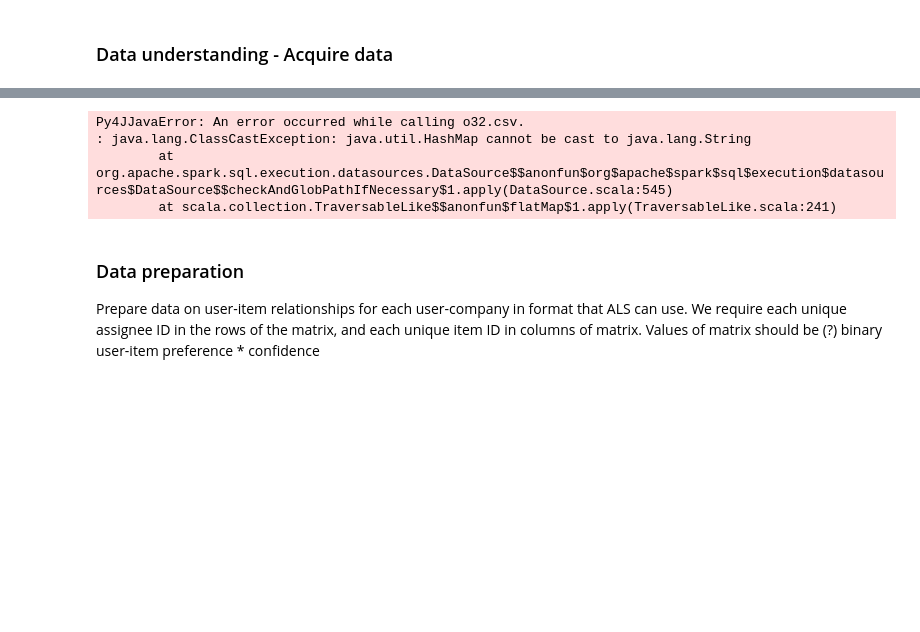
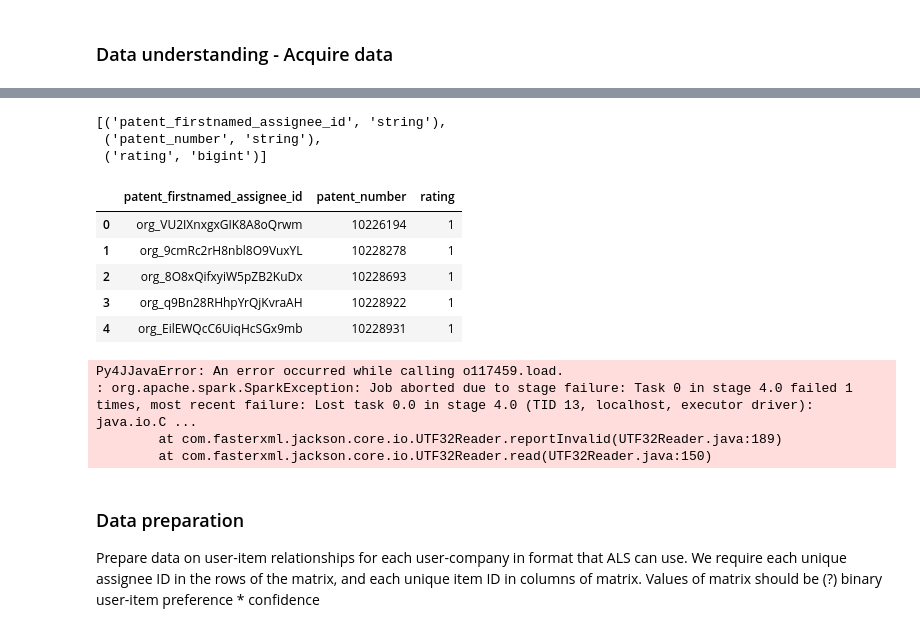
Before and after one commit to glmack/techniche, a Jupyter notebook: model_selection/rec_system.ipynb, the cells around one changed output, grey strips where cells are left out. Drawn from its saved outputs; the diff is of its cells as text; code cells hidden in the pictures; blank space fills up the shorter version.

Commit message:
Pre-process df cols to load into spark

```diff
--- a/model_selection/rec_system.ipynb
+++ b/model_selection/rec_system.ipynb
@@ -107,0 +144,2 @@ df_1000.head(5)
+# %%
+df_1000 = df_1000.astype({'patent_number': 'int64'}).dtypes
@@ -107,0 +168,2 @@ df_1000.head(5)
+# %%
+df_1000 = df_1000.apply(pd.to_numeric)
@@ -107,0 +178,2 @@ df_1000.head(5)
+# %%
+sp_df_1000 = spark.createDataFrame(df_1000)
@@ -108,15 +200,21 @@ df_1000.head(5)
+# %%
+sp_df_1000.dtypes
+# %% [output]
+[('patent_firstnamed_assignee_id', 'string'),
+ ('patent_number', 'string'),
+ ('rating', 'bigint')]
+# %%
+sp_df_1000.limit(5).toPandas()
+# %% [output]
+|  | patent_firstnamed_assignee_id | patent_number | rating |
+| 0 | org_VU2IXnxgxGIK8A8oQrwm | 10226194 | 1 |
+| 1 | org_9cmRc2rH8nbl8O9VuxYL | 10228278 | 1 |
+| 2 | org_8O8xQifxyiW5pZB2KuDx | 10228693 | 1 |
+| 3 | org_q9Bn28RHhpYrQjKvraAH | 10228922 | 1 |
+| 4 | org_EilEWQcC6UiqHcSGx9mb | 10228931 | 1 |
 # %%
 # TODO (Lee) - from topic_model - convert dataframe from subsetted dict, organize columns and sort by patent_date
 # df_1000 = structure_dataframe(data=data_1000)
 # %%
 # partition df_1000 into train and test dataframes
 # data_train_1000, data_test_1000 = partition_dataframe(df_1000, .8)
-# %%
-df = spark.read.csv(data_1000)
-df = spark.read.load("data/data_1000",
-                     format="csv", sep=":", inferSchema="true", header="true")
-# %% [output]
-Py4JJavaError: An error occurred while calling o32.csv.
-: java.lang.ClassCastException: java.util.HashMap cannot be cast to java.lang.String
-        at org.apache.spark.sql.execution.datasources.DataSource$$anonfun$org$apache$spark$sql$execution$datasources$DataSource$$checkAndGlobPathIfNecessary$1.apply(DataSource.scala:545)
-        at scala.collection.TraversableLike$$anonfun$flatMap$1.apply(TraversableLike.scala:241)
@@ -123,3 +223,11 @@ Py4JJavaError: An error occurred while calling o32.csv.
+# %%
+df = spark.read.load("/Users/lee/Documents/techniche/techniche/data/raw_data_1000",
+                     format="json")
+# %% [output]
+Py4JJavaError: An error occurred while calling o117459.load.
+: org.apache.spark.SparkException: Job aborted due to stage failure: Task 0 in stage 4.0 failed 1 times, most recent failure: Lost task 0.0 in stage 4.0 (TID 13, localhost, executor driver): java.io.C ...
+        at com.fasterxml.jackson.core.io.UTF32Reader.reportInvalid(UTF32Reader.java:189)
+        at com.fasterxml.jackson.core.io.UTF32Reader.read(UTF32Reader.java:150)
 # %%
 df.persist()
 # %%
```
Also changed, not shown: parts of 31 cells of this notebook.
